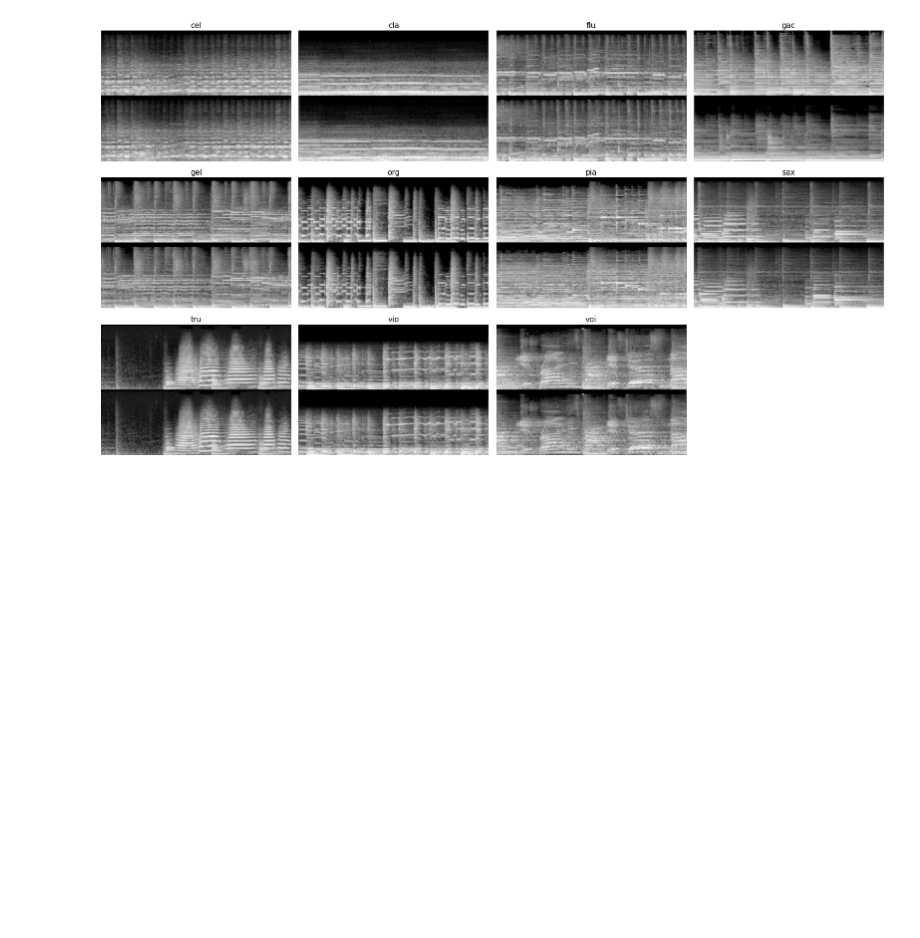
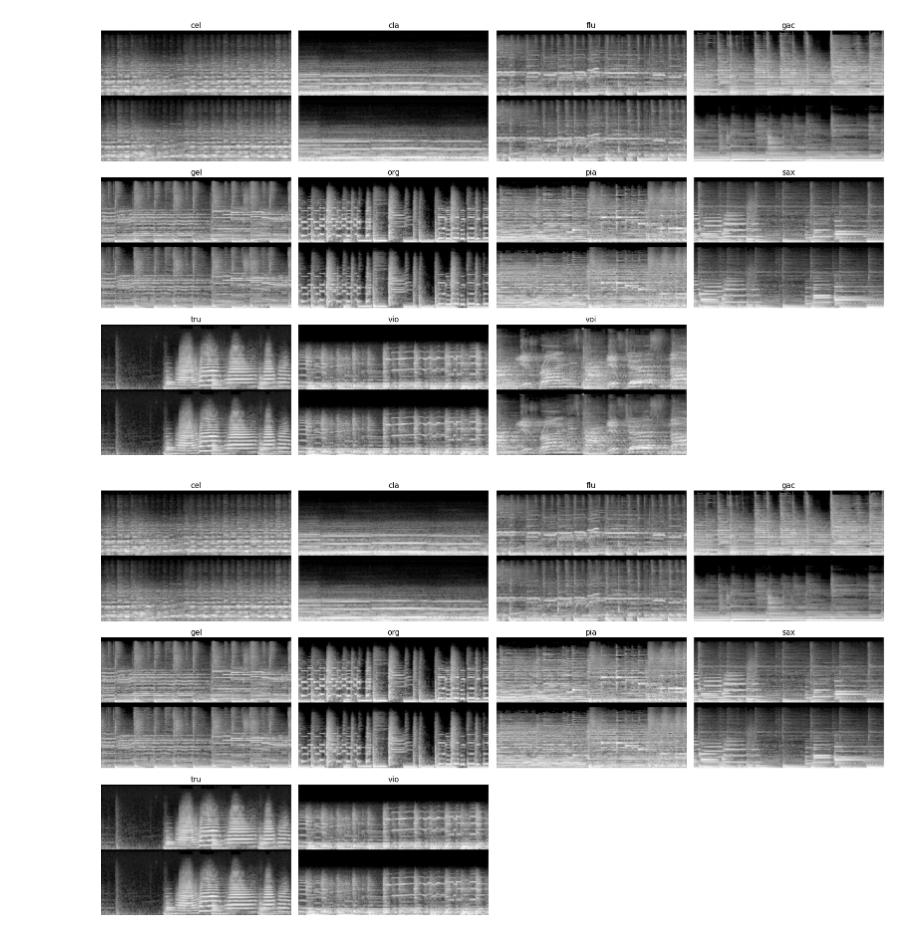
Before and after one commit to hughmancoder/ML-based-analysis-of-sound, a Jupyter notebook: data/visualise.ipynb, the cells around one changed output. Saved outputs shown, nothing was run; the diff lists cells and outputs as text; code cells hidden in the pictures; blank space fills up the shorter version.

Commit message:
training updates

```diff
--- a/data/visualise.ipynb
+++ b/data/visualise.ipynb
@@ -59,13 +59,18 @@ def load_npy(path: str) -> np.ndarray:
     return np.load(path)
 # %%
 
-MEL_MANIFEST = "manifests/irmas_mels.csv" # update accordingly
+MEL_MANIFEST = "manifests/irmas_train_mels.csv" # update accordingly
 df = load_manifest(MEL_MANIFEST)
 
 classes = sorted(df["label"].unique())   # should be 11 IRMAS classes
 print(f"Found {len(classes)} classes:", classes)
 
 samples_df = choose_one_per_class(df)
+
+path = samples_df.iloc[1]['filepath']
+mel = load_npy(path)
+print("mel shape:", mel.shape)
+
 samples_df
 # %% [output]
 Found 11 classes: ['cel', 'cla', 'flu', 'gac', 'gel', 'org', 'pia', 'sax', 'tru', 'vio', 'voi']
@@ -84,37 +90,48 @@ Found 11 classes: ['cel', 'cla', 'flu', 'gac', 'gel', 'org', 'pia', 'sax', 'tru'
 # %%
 # --- Notebook Cell 4 ---
 # Grid layout: 4 columns × ceil(11/4) rows
-N = len(samples_df)
-COLS = 4
-ROWS = math.ceil(N / COLS)
+def plot_sample_grid(samples_df, tile_mode="h", sample_idx=None, cols=4):
+    """Plot a grid of mel spectrogram previews for the specified rows."""
+    TILE = tile_mode  # preserves existing helper behaviour
 
-# Make a figure; height per row tuned for mel aspect (taller if vertical tiling)
-fig_h_per_row = 3.0 if TILE == "v" else 2.2
-fig_w = 16
-fig_h = fig_h_per_row * ROWS
+    if sample_idx is None:
+        subset = samples_df
+    else:
+        subset = samples_df.iloc[sample_idx]
 
-fig, axes = plt.subplots(ROWS, COLS, figsize=(fig_w, fig_h))
-axes = np.atleast_2d(axes)
+    N = len(subset)
+    COLS = cols
+    ROWS = math.ceil(N / COLS)
 
-for i in range(ROWS * COLS):
-    r, c = divmod(i, COLS)
-    ax = axes[r, c]
-    ax.axis("off")
-    if i >= N:  # blank cell
-        continue
+    fig_h_per_row = 3.0 if TILE == "v" else 2.2
+    fig_w = 16
+    fig_h = fig_h_per_row * ROWS
 
-    row = samples_df.iloc[i]
-    path = row["filepath"]
-    label = row["label"]
+    fig, axes = plt.subplots(ROWS, COLS, figsize=(fig_w, fig_h))
+    axes = np.atleast_2d(axes)
 
-    mel = load_npy(path)                 # (2, F, T)
-    img = make_display_image(mel, TILE)  # (H, W)
+    for i in range(ROWS * COLS):
+        r, c = divmod(i, COLS)
+        ax = axes[r, c]
+        ax.axis("off")
+        if i >= N:
+            continue
 
-    # Display: mel frequency axis up; flip vertically so low freqs at bottom
-    ax.imshow(img[::-1, :], aspect="auto", cmap="gray")
-    ax.set_title(label, fontsize=11, pad=4)
+        row = subset.iloc[i]
+        mel = load_npy(row["filepath"])
+        img = make_display_image(mel, TILE)
+        ax.imshow(img[::-1, :], aspect="auto", cmap="gray")
+        ax.set_title(row["label"], fontsize=11, pad=4)
 
-plt.tight_layout()
-plt.show()
+    plt.tight_layout()
+    plt.show()
+
+
+plot_sample_grid(samples_df.head(12), tile_mode="v")
+
+plot_sample_grid(samples_df.head(10), tile_mode="v")
+
+plot_sample_grid(samples_df.head(100), tile_mode="v")
 # %% [output]
 [figure]
+[figure, added]
```
Also changed, not shown: parts of 3 cells of this notebook, 22 other files.
